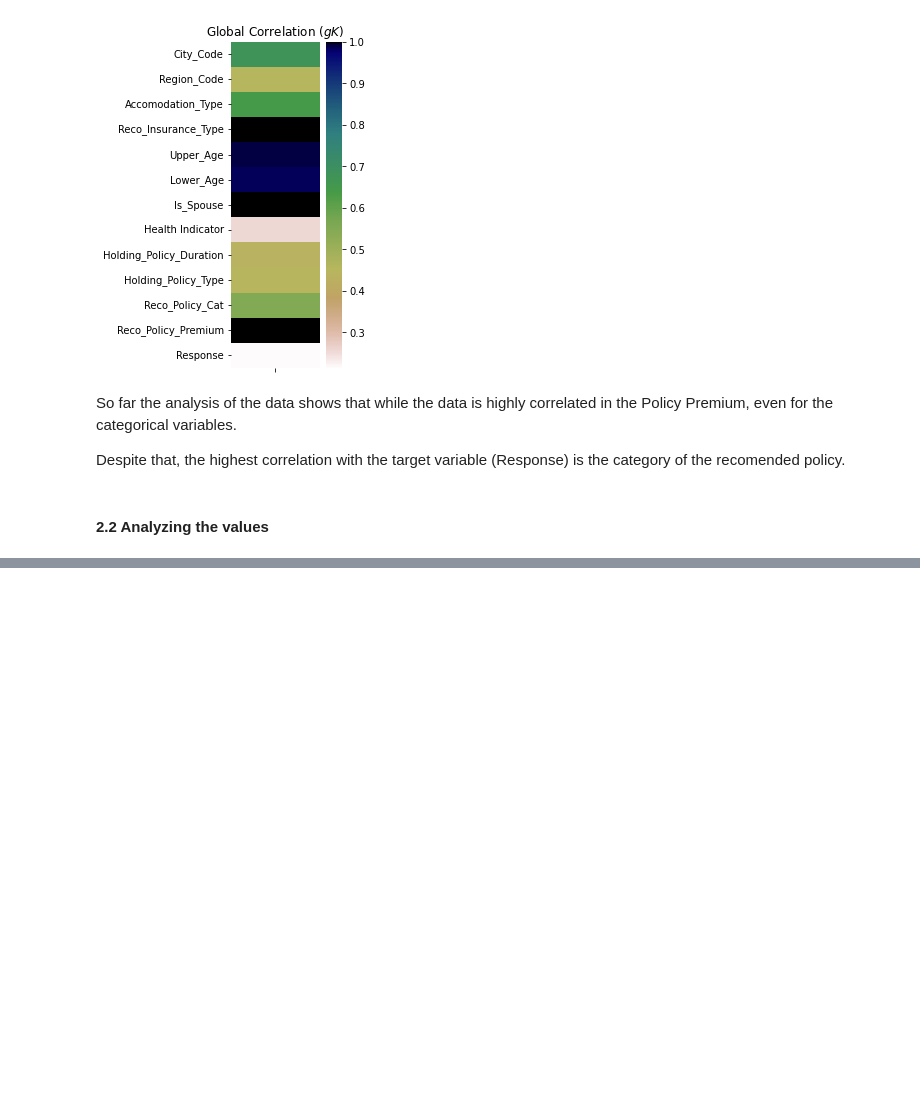
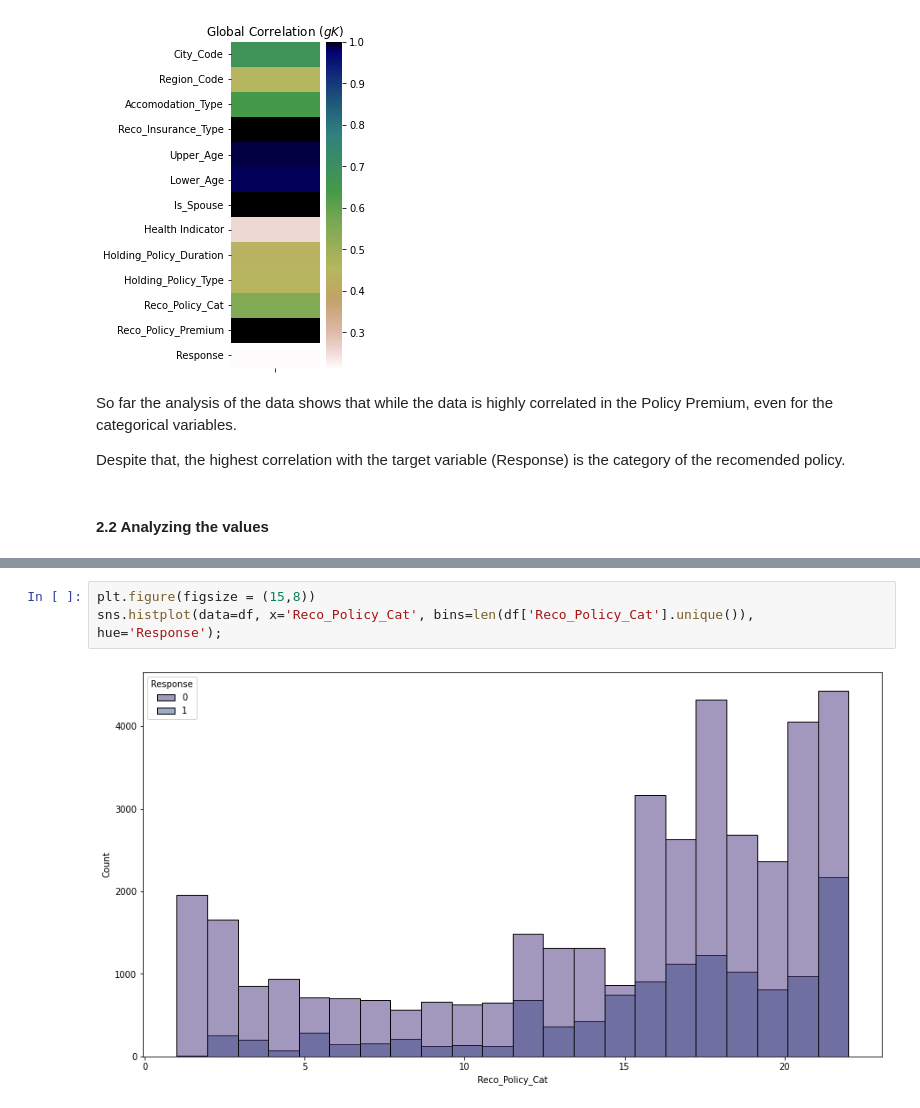
Before and after one commit to o-guilherme/IFSP-Proj-Sem2, a Jupyter notebook: EDA and Pre-processing.ipynb, the cells around one changed output, grey strips where cells are left out. Drawn from its saved outputs; the diff is of its cells as text; blank space fills up the shorter version.

```diff
--- a/EDA and Pre-processing.ipynb
+++ b/EDA and Pre-processing.ipynb
@@ -231,0 +239,5 @@ TypeError: color_palette() got an unexpected keyword argument 'rot'
+# %%
+plt.figure(figsize = (15,8))
+sns.histplot(data=df, x='Reco_Policy_Cat', bins=len(df['Reco_Policy_Cat'].unique()), hue='Response');
+# %% [output]
+[figure, added]
```
Also changed, not shown: parts of 13 cells of this notebook.
